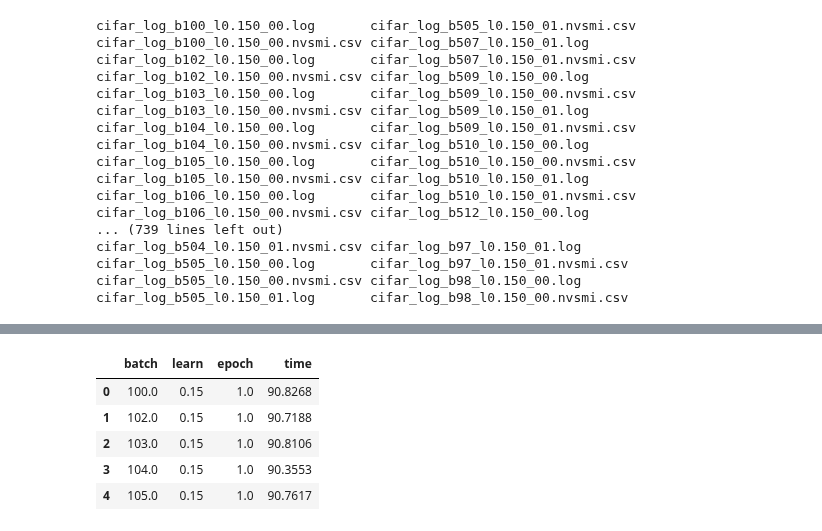
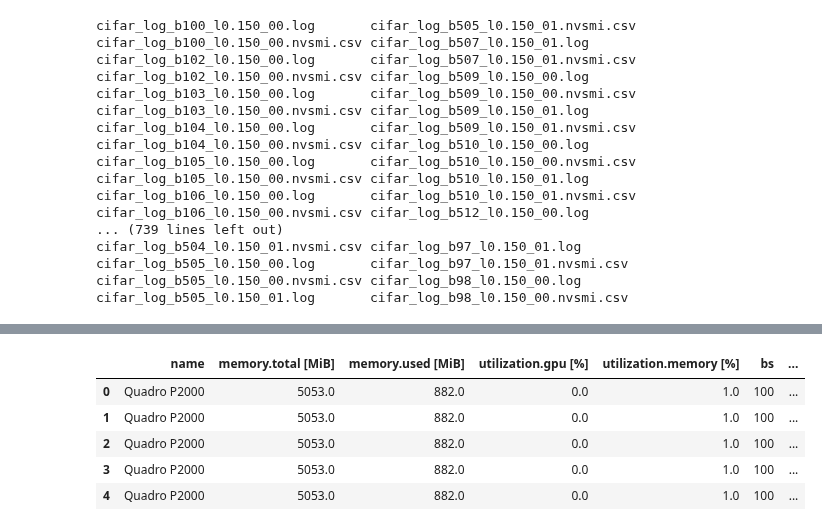
Before and after one commit to pyotr777/mlbenchmarks, a Jupyter notebook: Chainer/Cifar-nvsmi.ipynb, the cells around one changed output, grey strips where cells are left out. Saved outputs shown, nothing was run; the diff lists cells and outputs as text; code cells hidden in the pictures.

```diff
--- a/Chainer/Cifar-nvsmi.ipynb
+++ b/Chainer/Cifar-nvsmi.ipynb
@@ -83,6 +86,19 @@ def parseTime(date_time,start=0):
     else:
         seconds = (dt_obj - start).total_seconds()
     return seconds
+
+pat = re.compile("[0-9\.]+")
+# Extract float number from a string
+def parseFloat(s):
+    global pat
+    if not isinstance(s,str):
+        print "Not a string:",s
+        return s
+    f = pat.search(s)
+    if f is not None:
+        d = float(f.group())
+        return d
+    return None
 # %%
 logdir = "logs/combined_profiles"
 batch_learn_pattern = re.compile(r"^b\s*(\d+)\s+l\s*([0-9\.]+)")
@@ -197,9 +206,12 @@ df1.head()
-# %%
-df.head()
-# %% [output]
-|  | batch | learn | epoch | time |
-| 0 | 100.0 | 0.15 | 1.0 | 90.8268 |
-| 1 | 102.0 | 0.15 | 1.0 | 90.7188 |
-| 2 | 103.0 | 0.15 | 1.0 | 90.8106 |
-| 3 | 104.0 | 0.15 | 1.0 | 90.3553 |
-| 4 | 105.0 | 0.15 | 1.0 | 90.7617 |
+# %%
+# print df1.columns
+columns = [" memory.total [MiB]"," memory.used [MiB]"," utilization.gpu [%]", " utilization.memory [%]"]
+df1[columns]  = df1[columns].applymap(parseFloat)
+df1.head()
+# %% [output]
+|  | name | memory.total [MiB] | memory.used [MiB] | utilization.gpu [%] | utilization.memory [%] | bs | ... |
+| 0 | Quadro P2000 | 5053.0 | 882.0 | 0.0 | 1.0 | 100 | ... |
+| 1 | Quadro P2000 | 5053.0 | 882.0 | 0.0 | 1.0 | 100 | ... |
+| 2 | Quadro P2000 | 5053.0 | 882.0 | 0.0 | 1.0 | 100 | ... |
+| 3 | Quadro P2000 | 5053.0 | 882.0 | 0.0 | 1.0 | 100 | ... |
+| 4 | Quadro P2000 | 5053.0 | 882.0 | 0.0 | 1.0 | 100 | ... |
```
Also changed, not shown: parts of 9 cells of this notebook, 1 other file.
